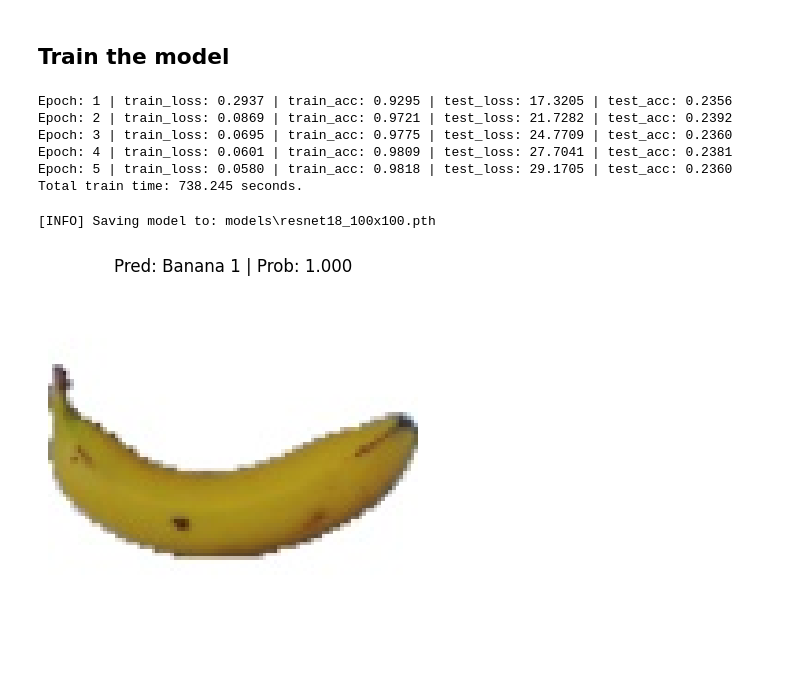
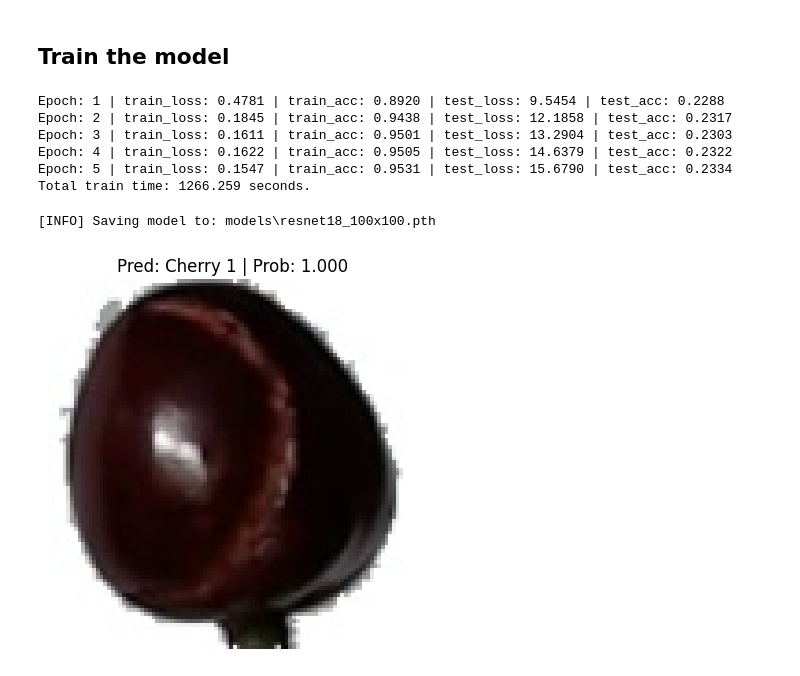
Before and after one commit to Calin224/fruit_classifier, a Jupyter notebook: going_modular.ipynb, the cells around one changed output. Cells and saved outputs as stored; diff of their text form; code cells hidden in the pictures.

```diff
--- a/going_modular.ipynb
+++ b/going_modular.ipynb
@@ -261,7 +261,7 @@ len(class_names)
 # %% [markdown]
 ## Getting a pretrained model
 # %%
-weights = torchvision.models.ResNet18_Weights.DEFAULT
-model = torchvision.models.resnet18(weights=weights).to(device)
+weights = torchvision.models.EfficientNet_B2_Weights.DEFAULT
+model = torchvision.models.efficientnet_b2(weights=weights).to(device)
 model
 # %% [output]
@@ -323,10 +319,11 @@ len(class_names)
 # %%
 from torch import nn
 
-model.fc = nn.Sequential(
-    nn.Linear(in_features=512, out_features=len(class_names)).to(device)
+model.classifier = nn.Sequential(
+    nn.Dropout(p=0.2, inplace=True),
+    nn.Linear(in_features=1408, out_features=len(class_names), bias=True).to(device)
 )
 
-model.fc
+model.classifier
 # %% [output]
 Sequential(
@@ -382,12 +380,12 @@ end_time = timer()
 
 print(f"Total train time: {(end_time - start_time) :.3f} seconds.")
 # %% [output]
-Epoch: 1 | train_loss: 0.2937 | train_acc: 0.9295 | test_loss: 17.3205 | test_acc: 0.2356
-Epoch: 2 | train_loss: 0.0869 | train_acc: 0.9721 | test_loss: 21.7282 | test_acc: 0.2392
-Epoch: 3 | train_loss: 0.0695 | train_acc: 0.9775 | test_loss: 24.7709 | test_acc: 0.2360
-Epoch: 4 | train_loss: 0.0601 | train_acc: 0.9809 | test_loss: 27.7041 | test_acc: 0.2381
-Epoch: 5 | train_loss: 0.0580 | train_acc: 0.9818 | test_loss: 29.1705 | test_acc: 0.2360
-Total train time: 738.245 seconds.
+Epoch: 1 | train_loss: 0.4781 | train_acc: 0.8920 | test_loss: 9.5454 | test_acc: 0.2288
+Epoch: 2 | train_loss: 0.1845 | train_acc: 0.9438 | test_loss: 12.1858 | test_acc: 0.2317
+Epoch: 3 | train_loss: 0.1611 | train_acc: 0.9501 | test_loss: 13.2904 | test_acc: 0.2303
+Epoch: 4 | train_loss: 0.1622 | train_acc: 0.9505 | test_loss: 14.6379 | test_acc: 0.2322
+Epoch: 5 | train_loss: 0.1547 | train_acc: 0.9531 | test_loss: 15.6790 | test_acc: 0.2334
+Total train time: 1266.259 seconds.
 # %%
 import utils
 
@@ -438,9 +436,9 @@ def pred_and_plot_image(model: torch.nn.Module,
     plt.axis(False)
 # %%
 pred_and_plot_image(model=model,
-                    image_path="data/Test/Banana 1/106_100.jpg",
+                    image_path="data/Test/Cherry 1/3_100.jpg",
                     class_names=class_names,
                     image_size=(100,100),
                     device=device)
 # %% [output]
-[figure, old version]
+[figure, new version]
```
Also changed, not shown: parts of 9 cells of this notebook, 3 other files.
